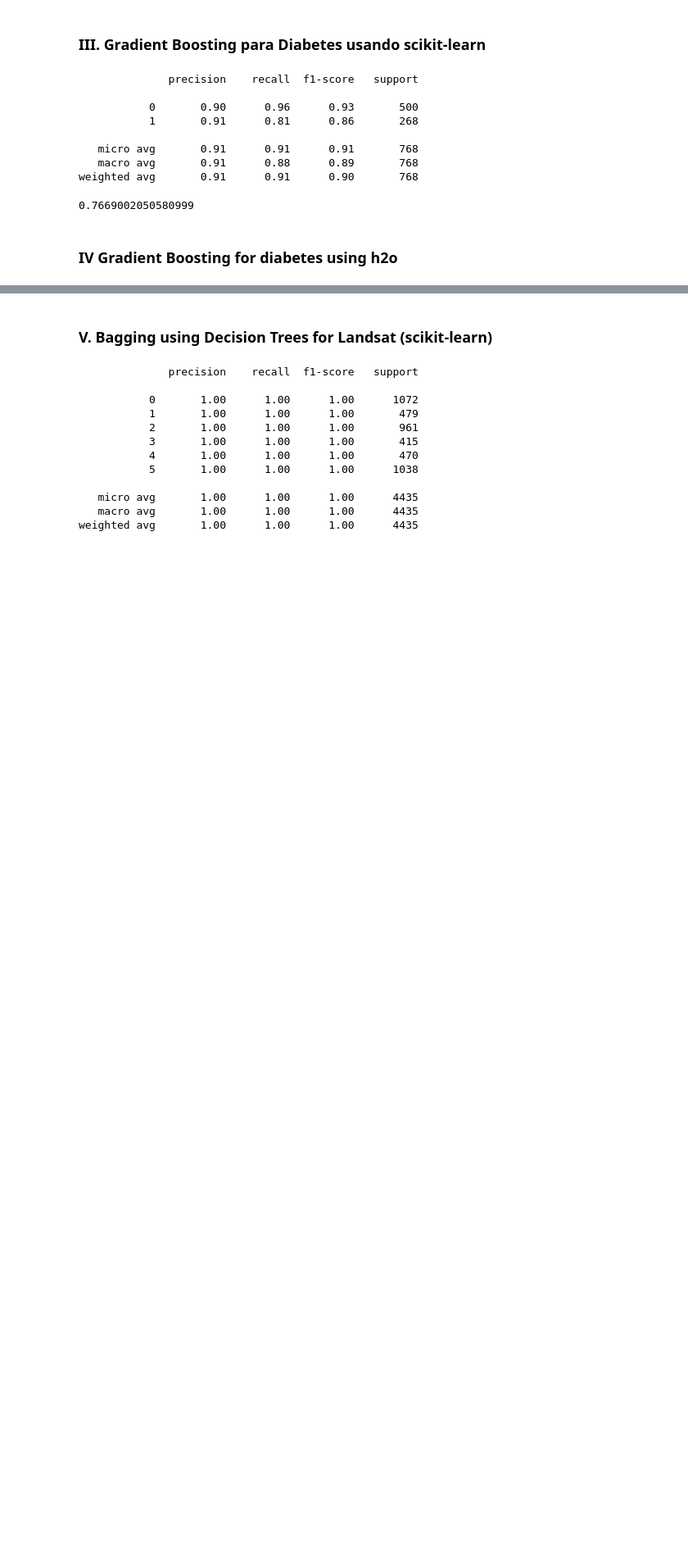
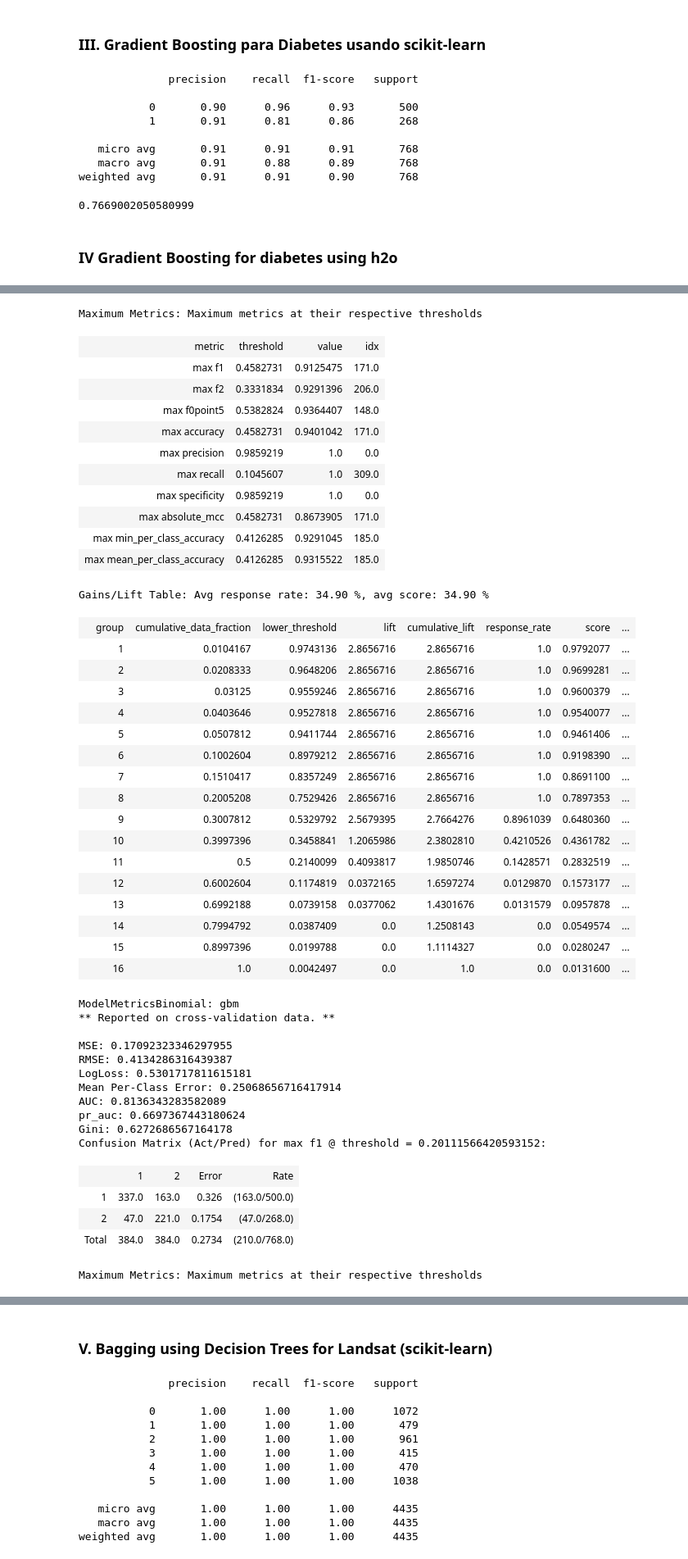
Before and after one commit to eacunafer/DataMining-Machine-Learning-Py3, a Jupyter notebook: Notebooks/ensemblese.ipynb, the cells around one changed output, grey strips where cells are left out. Shown: that part at 82% size. Drawn from its saved outputs; the diff is of its cells as text; code cells hidden in the pictures; blank space fills up the shorter version.

```diff
--- a/Notebooks/ensemblese.ipynb
+++ b/Notebooks/ensemblese.ipynb
@@ -188,11 +154,10 @@ diabetes = h2o.import_file("https://academic.uprm.edu/eacuna/diabetes.dat")
 myx=['C1','C2','C3','C4','C5','C6','C7','C8']
 diabetes['C9']=diabetes['C9'].asfactor()
 myy="C9"
-gbm1 = H2OGradientBoostingEstimator(model_id="gbm_covType_v1",ntrees = 100, max_depth=3,nfolds=10, sample_rate = 1,col_sample_rate = 1,seed=2000000
-)
+gbm1 = H2OGradientBoostingEstimator(model_id="gbm_covType_v1",ntrees = 100, max_depth=4,nfolds=10, sample_rate = 1,col_sample_rate = 1,seed=20000)
 gbm1.train(myx, myy, training_frame=diabetes)
 y_pred=gbm1.predict(diabetes)
-print (y_pred['predict']==diabetes['C9']).mean()
+print((y_pred['predict']==diabetes['C9']).mean())
 # %% [output]
 Parse progress: |█████████████████████████████████████████████████████████| 100%
 gbm Model Build progress: |███████████████████████████████████████████████| 100%
@@ -247,0 +215,4 @@ Gains/Lift Table: Avg response rate: 34.90 %, avg score: 34.91 %
+# %%
+#Mostrando la matrix de confusion para estimar la precision out-of-bag y por validacion crizada
+gbm1.confusion_matrix
+# %% [output]
@@ -247,0 +240,46 @@ Gains/Lift Table: Avg response rate: 34.90 %, avg score: 34.91 %
+Maximum Metrics: Maximum metrics at their respective thresholds
+| metric | threshold | value | idx |
+| max f1 | 0.4582731 | 0.9125475 | 171.0 |
+| max f2 | 0.3331834 | 0.9291396 | 206.0 |
+| max f0point5 | 0.5382824 | 0.9364407 | 148.0 |
+| max accuracy | 0.4582731 | 0.9401042 | 171.0 |
+| max precision | 0.9859219 | 1.0 | 0.0 |
+| max recall | 0.1045607 | 1.0 | 309.0 |
+| max specificity | 0.9859219 | 1.0 | 0.0 |
+| max absolute_mcc | 0.4582731 | 0.8673905 | 171.0 |
+| max min_per_class_accuracy | 0.4126285 | 0.9291045 | 185.0 |
+| max mean_per_class_accuracy | 0.4126285 | 0.9315522 | 185.0 |
+Gains/Lift Table: Avg response rate: 34.90 %, avg score: 34.90 %
+|  | group | cumulative_data_fraction | lower_threshold | lift | cumulative_lift | response_rate | score | ... |
+|  | 1 | 0.0104167 | 0.9743136 | 2.8656716 | 2.8656716 | 1.0 | 0.9792077 | ... |
+|  | 2 | 0.0208333 | 0.9648206 | 2.8656716 | 2.8656716 | 1.0 | 0.9699281 | ... |
+|  | 3 | 0.03125 | 0.9559246 | 2.8656716 | 2.8656716 | 1.0 | 0.9600379 | ... |
+|  | 4 | 0.0403646 | 0.9527818 | 2.8656716 | 2.8656716 | 1.0 | 0.9540077 | ... |
+|  | 5 | 0.0507812 | 0.9411744 | 2.8656716 | 2.8656716 | 1.0 | 0.9461406 | ... |
+|  | 6 | 0.1002604 | 0.8979212 | 2.8656716 | 2.8656716 | 1.0 | 0.9198390 | ... |
+|  | 7 | 0.1510417 | 0.8357249 | 2.8656716 | 2.8656716 | 1.0 | 0.8691100 | ... |
+|  | 8 | 0.2005208 | 0.7529426 | 2.8656716 | 2.8656716 | 1.0 | 0.7897353 | ... |
+|  | 9 | 0.3007812 | 0.5329792 | 2.5679395 | 2.7664276 | 0.8961039 | 0.6480360 | ... |
+|  | 10 | 0.3997396 | 0.3458841 | 1.2065986 | 2.3802810 | 0.4210526 | 0.4361782 | ... |
+|  | 11 | 0.5 | 0.2140099 | 0.4093817 | 1.9850746 | 0.1428571 | 0.2832519 | ... |
+|  | 12 | 0.6002604 | 0.1174819 | 0.0372165 | 1.6597274 | 0.0129870 | 0.1573177 | ... |
+|  | 13 | 0.6992188 | 0.0739158 | 0.0377062 | 1.4301676 | 0.0131579 | 0.0957878 | ... |
+|  | 14 | 0.7994792 | 0.0387409 | 0.0 | 1.2508143 | 0.0 | 0.0549574 | ... |
+|  | 15 | 0.8997396 | 0.0199788 | 0.0 | 1.1114327 | 0.0 | 0.0280247 | ... |
+|  | 16 | 1.0 | 0.0042497 | 0.0 | 1.0 | 0.0 | 0.0131600 | ... |
+ModelMetricsBinomial: gbm
+** Reported on cross-validation data. **
+
+MSE: 0.17092323346297955
+RMSE: 0.4134286316439387
+LogLoss: 0.5301717811615181
+Mean Per-Class Error: 0.25068656716417914
+AUC: 0.8136343283582089
+pr_auc: 0.6697367443180624
+Gini: 0.6272686567164178
+Confusion Matrix (Act/Pred) for max f1 @ threshold = 0.20111566420593152:
+|  | 1 | 2 | Error | Rate |
+| 1 | 337.0 | 163.0 | 0.326 | (163.0/500.0) |
+| 2 | 47.0 | 221.0 | 0.1754 | (47.0/268.0) |
+| Total | 384.0 | 384.0 | 0.2734 | (210.0/768.0) |
+Maximum Metrics: Maximum metrics at their respective thresholds
```
Also changed, not shown: parts of 29 cells of this notebook, 2 other files.
